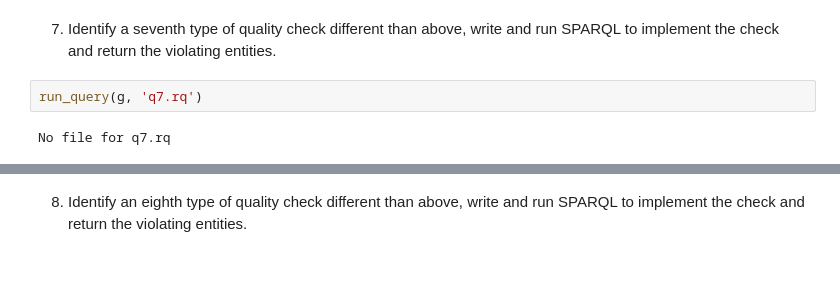
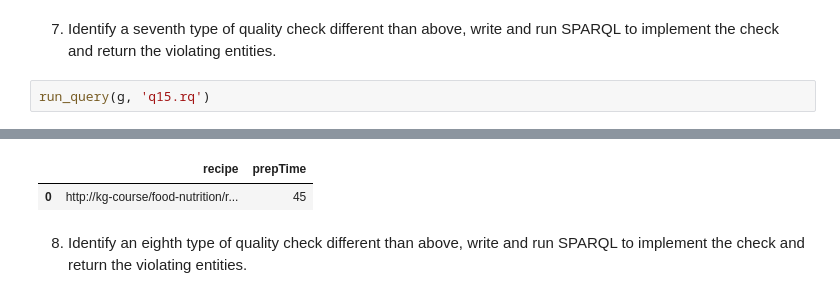
Before and after one commit to FilipPolakowski/Assigment2Graphs, a Jupyter notebook: Assignment2 Template.ipynb, the cells around one changed output, grey strips where cells are left out. Saved outputs shown, nothing was run; the diff lists cells and outputs as text; blank space fills up the shorter version.

```diff
--- a/Assignment2 Template.ipynb
+++ b/Assignment2 Template.ipynb
@@ -145,6 +158,5 @@ No file for q6.rq
 # %% [markdown]
 7. Identify a seventh type of quality check different than above, write and run SPARQL to implement the check and return the violating entities.
 # %%
-run_query(g, 'q7.rq')
+run_query(g, 'q15.rq')
 # %% [output]
-No file for q7.rq
@@ -151,3 +164,5 @@ No file for q7.rq
+|  | recipe | prepTime |
+| 0 | http://kg-course/food-nutrition/r... | 45 |
 # %% [markdown]
 8. Identify an eighth type of quality check different than above, write and run SPARQL to implement the check and return the violating entities.
 # %%
```
Also changed, not shown: parts of 7 cells of this notebook, 1 other file.
